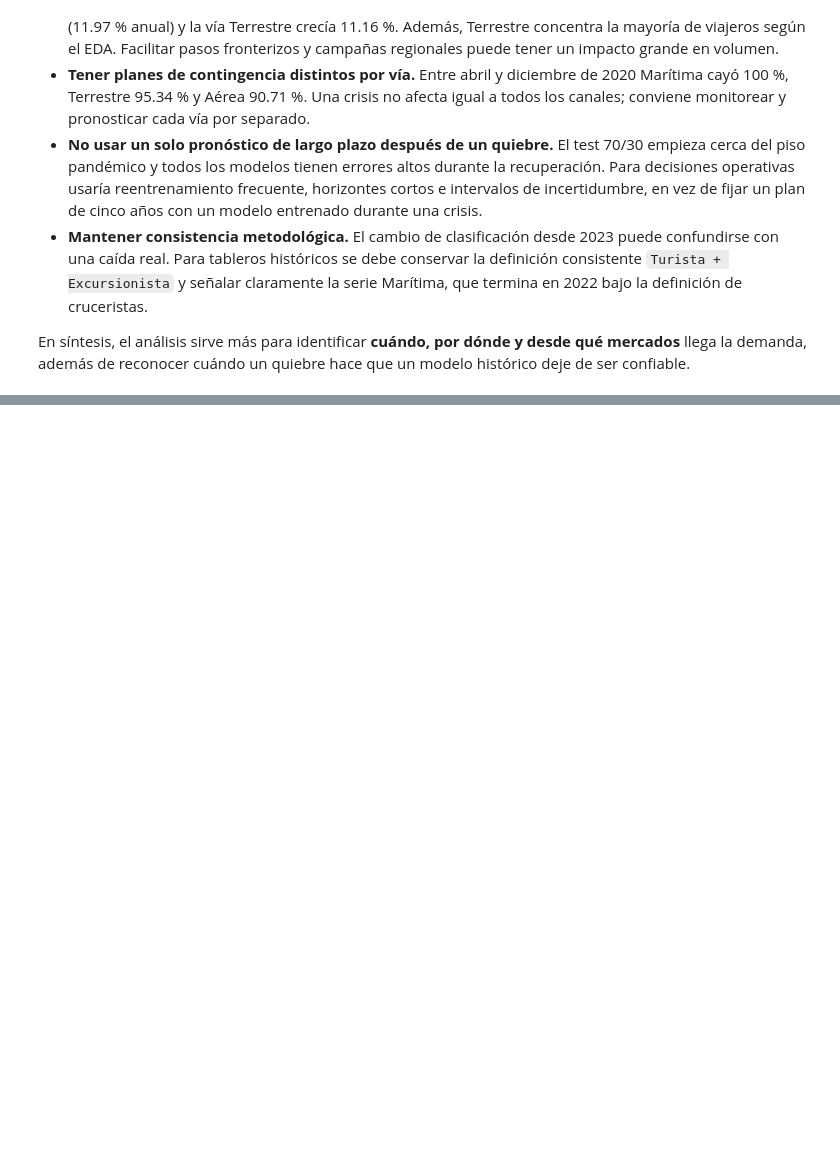
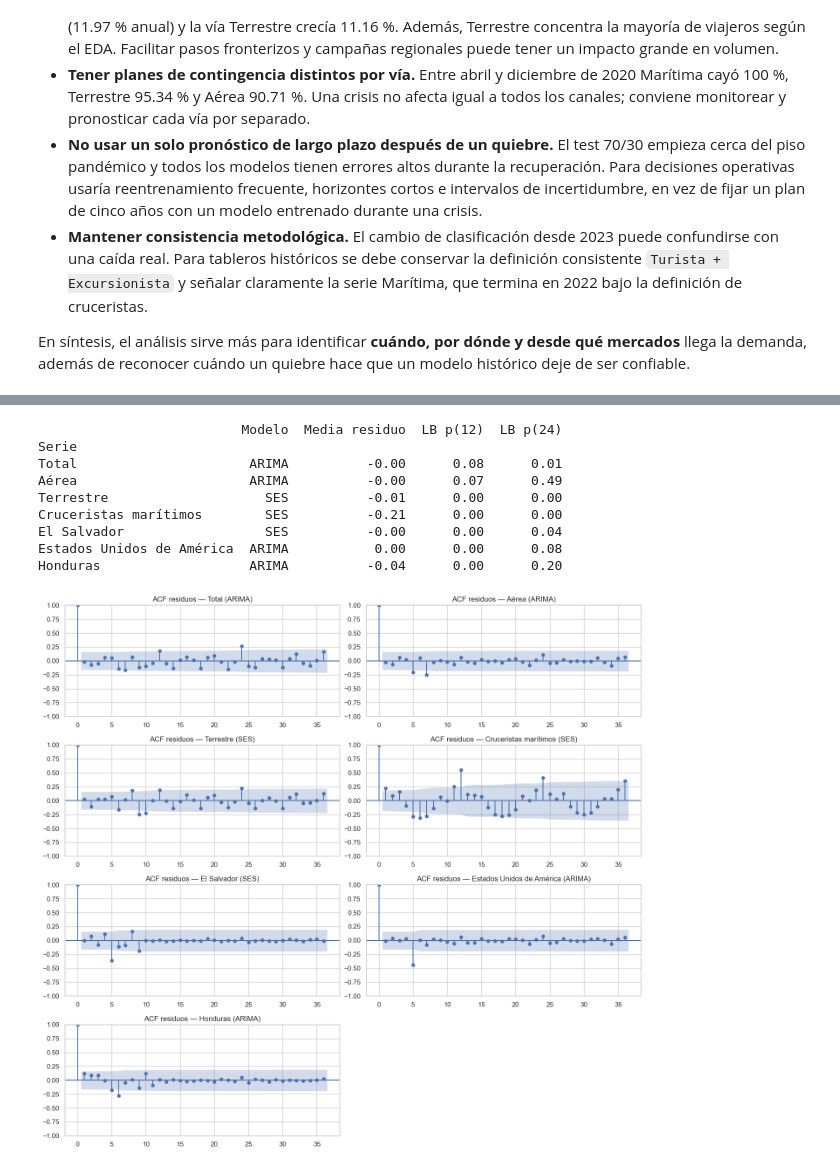
Before and after one commit to nicoCT04/Lab1DataScience, a Jupyter notebook: Lab1_Series_Paises.ipynb, the cells around one changed output, grey strips where cells are left out. Cells and saved outputs as stored; diff of their text form; code cells hidden in the pictures; blank space fills up the shorter version.

Commit message:
refuerza evidencia segun rubrica de series

```diff
--- a/Lab1_Series_Paises.ipynb
+++ b/Lab1_Series_Paises.ipynb
@@ -573,0 +637,22 @@ En síntesis, el análisis sirve más para identificar **cuándo, por dónde y d
+# %%
+ordenes_todas={
+ "Total":((2,1,2),(2,0,0,12)),"Aérea":((0,1,0),(1,0,1,12)),
+ "Terrestre":((2,1,2),(2,0,0,12)),"Cruceristas marítimos":((0,1,1),(1,0,1,12)),
+ **{p:ordenes_auto[p] for p in series_pais}
+}
+lectura={
+ "Total":"ACF/PACF cortas sin corte claro; se contrastan órdenes bajos. Auto agrega AR/MA y P=2, pero no mejora RMSE.",
+ "Aérea":"ACF/PACF cortas débiles; p=q=0 es parsimonioso. P=Q=1 representa dependencia anual sin D.",
+ "Terrestre":"ACF y PACF tienen señal en lag 1; ARIMA(1,1,1) es candidato natural. Auto más complejo no mejora test.",
+ "Cruceristas marítimos":"ACF/PACF fuertes en lag 1 y lags anuales; MA(1), P=Q=1 tiene sentido, aunque SES gana RMSE.",
+ "El Salvador":"No hay corte corto limpio; auto elige AR(3), MA(1), D=0. Su complejidad no compensa en prueba.",
+ "Estados Unidos de América":"Pico común cerca del lag 5 y señal anual; auto usa p=q=2 y D=1, con menor AIC pero peor RMSE.",
+ "Honduras":"Señal de corto plazo y anual; auto usa p=q=2, P=D=1, pero ARIMA(1,1,1) generaliza mejor."}
+filas=[]
+for nom,(s,tf) in SERIES_AUD.items():
+    tr=tf(s.iloc[:int(len(s)*.70)]); D=nsdiffs(tr,m=12,max_D=1,test="ocsb")
+    o,so=ordenes_todas[nom]
+    filas.append({"Serie":nom,"d":1,"D (OCSB)":D,"Orden auto":str(o),"Orden estacional":str(so),"Lectura ACF/PACF y decisión":lectura[nom]})
+tabla_ordenes=pd.DataFrame(filas).set_index("Serie")
+pd.set_option("display.max_colwidth",120)
+tabla_ordenes
@@ -573,0 +675,33 @@ En síntesis, el análisis sirve más para identificar **cuándo, por dónde y d
+# %%
+from statsmodels.tsa.holtwinters import SimpleExpSmoothing
+from statsmodels.stats.diagnostic import acorr_ljungbox
+seleccion={"Total":"ARIMA","Aérea":"ARIMA","Terrestre":"SES","Cruceristas marítimos":"SES",
+           "El Salvador":"SES","Estados Unidos de América":"ARIMA","Honduras":"ARIMA"}
+residuos_sel={}; diag=[]
+for nom,(s,tf) in SERIES_AUD.items():
+    tr=tf(s.iloc[:int(len(s)*.70)])
+    if seleccion[nom]=="ARIMA":
+        mod=SARIMAX(tr,order=(1,1,1),seasonal_order=(0,0,0,0),enforce_stationarity=True,enforce_invertibility=True).fit(disp=False)
+        resid=mod.resid.iloc[2:]
+    else:
+        mod=SimpleExpSmoothing(tr).fit(); resid=(tr-mod.fittedvalues).dropna()
+    residuos_sel[nom]=resid
+    lb=acorr_ljungbox(resid,lags=[12,24],return_df=True)
+    diag.append({"Serie":nom,"Modelo":seleccion[nom],"Media residuo":resid.mean(),"LB p(12)":lb.loc[12,"lb_pvalue"],"LB p(24)":lb.loc[24,"lb_pvalue"]})
+tabla_residuos=pd.DataFrame(diag).set_index("Serie")
+print(tabla_residuos.round(4).to_string())
+fig,axes=plt.subplots(4,2,figsize=(14,13))
+for ax,(nom,resid) in zip(axes.ravel(),residuos_sel.items()):
+    plot_acf(resid,lags=36,ax=ax); ax.set_title(f"ACF residuos — {nom} ({seleccion[nom]})")
+axes.ravel()[-1].axis("off"); plt.tight_layout(); plt.show()
+# %% [output]
+                          Modelo  Media residuo  LB p(12)  LB p(24)
+Serie
+Total                      ARIMA          -0.00      0.08      0.01
+Aérea                      ARIMA          -0.00      0.07      0.49
+Terrestre                    SES          -0.01      0.00      0.00
+Cruceristas marítimos        SES          -0.21      0.00      0.00
+El Salvador                  SES          -0.00      0.00      0.04
+Estados Unidos de América  ARIMA           0.00      0.00      0.08
+Honduras                   ARIMA          -0.04      0.00      0.20
+[figure, added]
```
Also changed, not shown: parts of 28 cells of this notebook, 1 other file.
